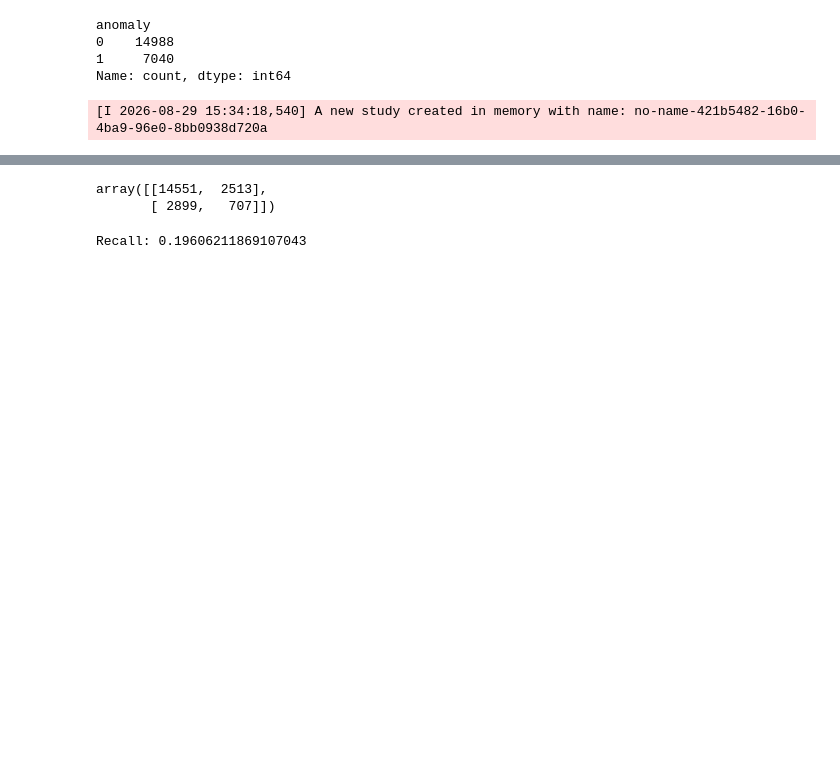
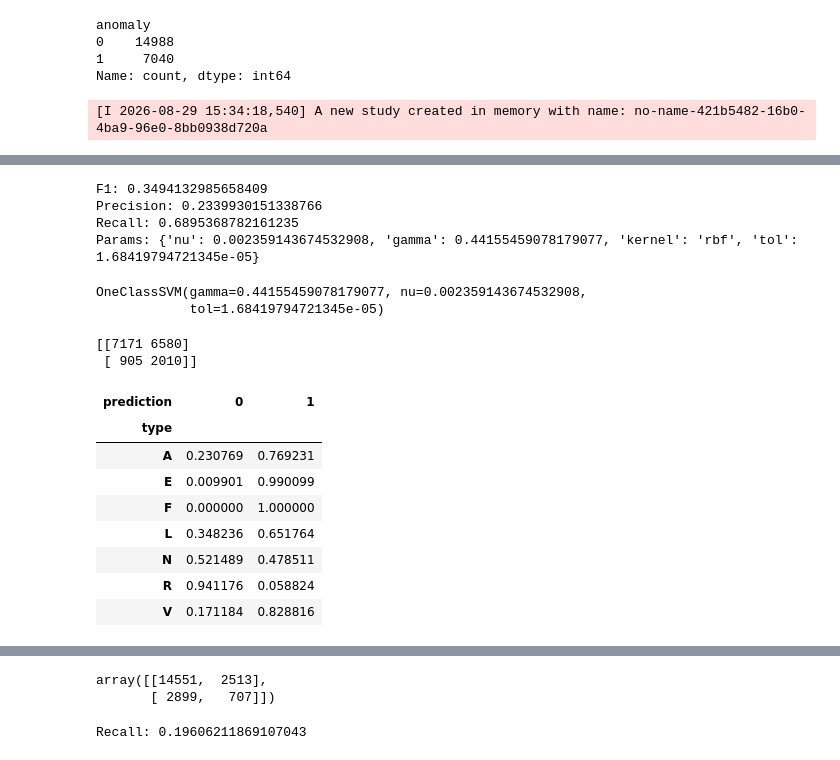
Before and after one commit to spoiler48/ecg-anomalies, a Jupyter notebook: notebooks/05_ocsvm.ipynb, the cells around one changed output, grey strips where cells are left out. Saved outputs shown, nothing was run; the diff lists cells and outputs as text; code cells hidden in the pictures; blank space fills up the shorter version.

```diff
--- a/notebooks/05_ocsvm.ipynb
+++ b/notebooks/05_ocsvm.ipynb
@@ -180,0 +190,28 @@ study.optimize(
+# %%
+best_trial = study.best_trial
+
+print("F1:", best_trial.value)
+print("Precision:", best_trial.user_attrs['precision'])
+print("Recall:", best_trial.user_attrs['recall'])
+print("Params:", best_trial.params)
+# %% [output]
+F1: 0.3494132985658409
+Precision: 0.2339930151338766
+Recall: 0.6895368782161235
+Params: {'nu': 0.002359143674532908, 'gamma': 0.44155459078179077, 'kernel': 'rbf', 'tol': 1.68419794721345e-05}
+# %%
+best_model = OneClassSVM(**best_trial.params)
+best_model.fit(X_train_scaled)
+# %% [output]
+OneClassSVM(gamma=0.44155459078179077, nu=0.002359143674532908,
+            tol=1.68419794721345e-05)
+# %%
+val_pred = best_model.predict(X_val_scaled)
+y_val_pred = np.where(val_pred == -1, 1, 0)
+
+cm = confusion_matrix(y_val, y_val_pred)
+
+print(cm)
+# %% [output]
+[[7171 6580]
+ [ 905 2010]]
@@ -180,0 +222,16 @@ study.optimize(
+# %%
+pd.crosstab(
+    val_results['type'],
+    val_results['prediction'],
+    normalize='index'
+)
+# %% [output]
+| prediction | 0 | 1 |
+| type |  |  |
+| A | 0.230769 | 0.769231 |
+| E | 0.009901 | 0.990099 |
+| F | 0.000000 | 1.000000 |
+| L | 0.348236 | 0.651764 |
+| N | 0.521489 | 0.478511 |
+| R | 0.941176 | 0.058824 |
+| V | 0.171184 | 0.828816 |
```
Also changed, not shown: parts of 4 cells of this notebook.
